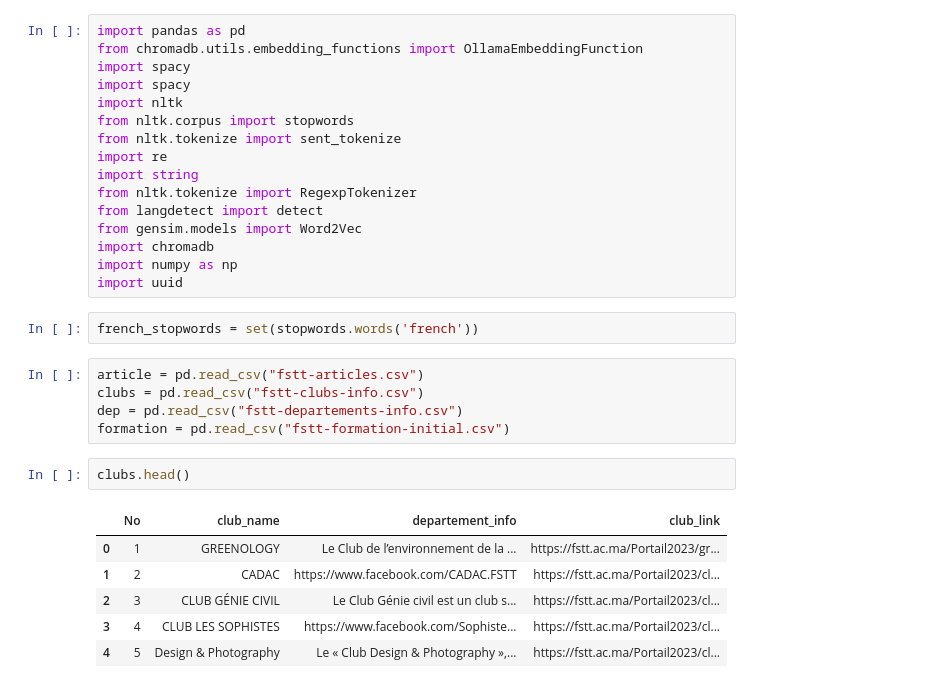
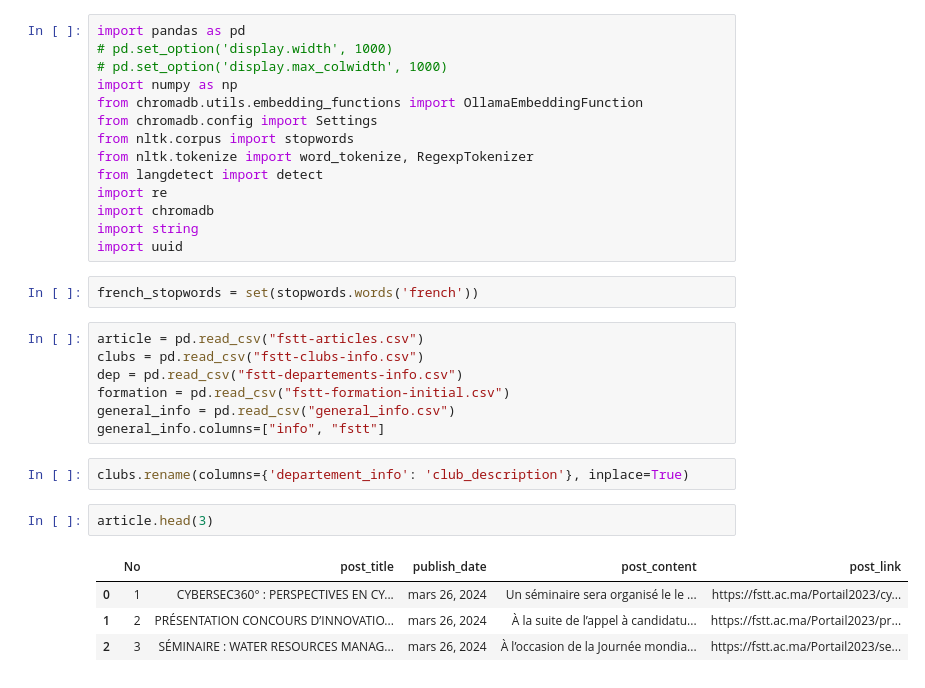
Before and after one commit to novoSoftEng/RAG-French-FSTT-chatbot, a Jupyter notebook: Data/save_to_chroma.ipynb, the cells around one changed output. Cells and saved outputs as stored; diff of their text form.

```diff
--- a/Data/save_to_chroma.ipynb
+++ b/Data/save_to_chroma.ipynb
@@ -1,18 +1,16 @@
 # %%
 import pandas as pd
+# pd.set_option('display.width', 1000)
+# pd.set_option('display.max_colwidth', 1000)
+import numpy as np
 from chromadb.utils.embedding_functions import OllamaEmbeddingFunction
-import spacy
-import spacy
-import nltk
+from chromadb.config import Settings
 from nltk.corpus import stopwords
-from nltk.tokenize import sent_tokenize
+from nltk.tokenize import word_tokenize, RegexpTokenizer
+from langdetect import detect
 import re
+import chromadb
 import string
-from nltk.tokenize import RegexpTokenizer
-from langdetect import detect
-from gensim.models import Word2Vec
-import chromadb
-import numpy as np
 import uuid
 # %%
 french_stopwords = set(stopwords.words('french'))
@@ -21,12 +19,14 @@ article = pd.read_csv("fstt-articles.csv")
 clubs = pd.read_csv("fstt-clubs-info.csv")
 dep = pd.read_csv("fstt-departements-info.csv")
 formation = pd.read_csv("fstt-formation-initial.csv")
+general_info = pd.read_csv("general_info.csv")
+general_info.columns=["info", "fstt"]
+# %%
+clubs.rename(columns={'departement_info': 'club_description'}, inplace=True)
 # %%
-clubs.head()
+article.head(3)
 # %% [output]
-|  | No | club_name | departement_info | club_link |
-| 0 | 1 | GREENOLOGY | Le Club de l’environnement de la ... | https://fstt.ac.ma/Portail2023/gr... |
-| 1 | 2 | CADAC | https://www.facebook.com/CADAC.FSTT | https://fstt.ac.ma/Portail2023/cl... |
-| 2 | 3 | CLUB GÉNIE CIVIL | Le Club Génie civil est un club s... | https://fstt.ac.ma/Portail2023/cl... |
-| 3 | 4 | CLUB LES SOPHISTES | https://www.facebook.com/Sophiste... | https://fstt.ac.ma/Portail2023/cl... |
-| 4 | 5 | Design & Photography | Le « Club Design & Photography »,... | https://fstt.ac.ma/Portail2023/cl... |
+|  | No | post_title | publish_date | post_content | post_link |
+| 0 | 1 | CYBERSEC360° : PERSPECTIVES EN CY... | mars 26, 2024 | Un séminaire sera organisé le le ... | https://fstt.ac.ma/Portail2023/cy... |
+| 1 | 2 | PRÉSENTATION CONCOURS D’INNOVATIO... | mars 26, 2024 | À la suite de l’appel à candidatu... | https://fstt.ac.ma/Portail2023/pr... |
+| 2 | 3 | SÉMINAIRE : WATER RESOURCES MANAG... | mars 26, 2024 | À l’occasion de la Journée mondia... | https://fstt.ac.ma/Portail2023/se... |
```
Also changed, not shown: parts of 28 cells of this notebook, 7 other files.
